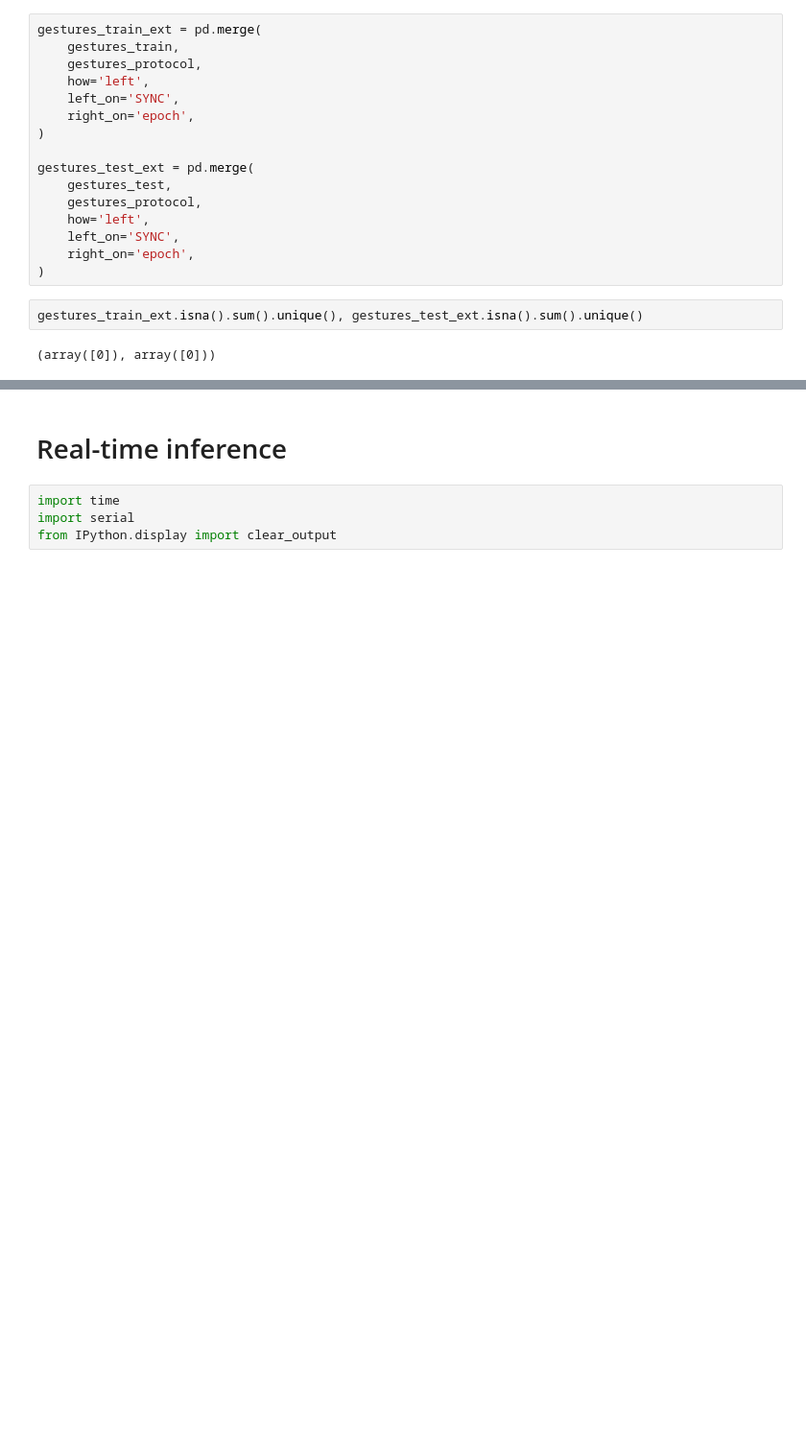
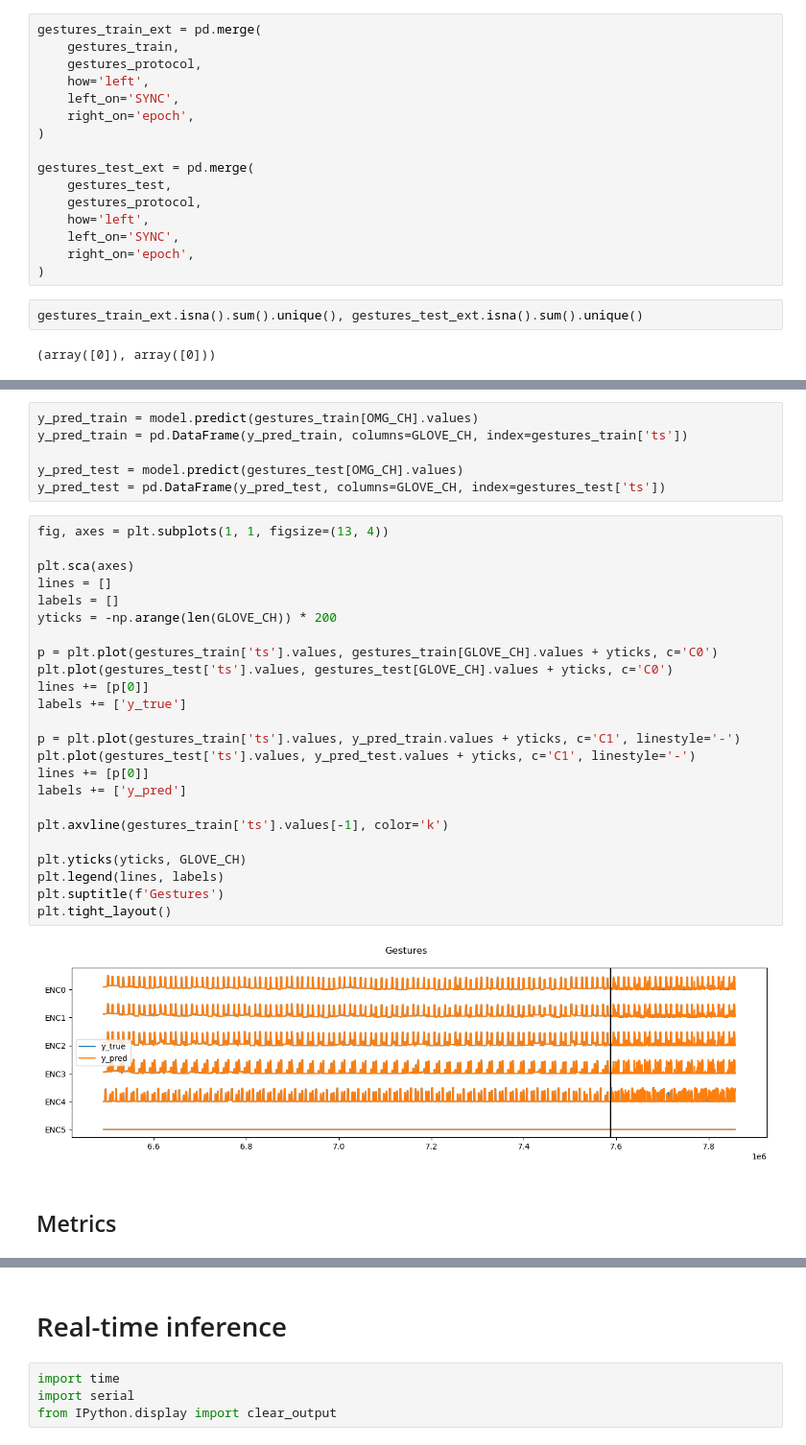
Before and after one commit to MaxBalashov/motorica-x-skillfactory-internship, a Jupyter notebook: Sprint 1/Read data and Inference.ipynb, the cells around one changed output, grey strips where cells are left out. Shown at 96% size. Drawn from its saved outputs; the diff is of its cells as text; blank space fills up the shorter version.

```diff
--- a/Sprint 1/Read data and Inference.ipynb
+++ b/Sprint 1/Read data and Inference.ipynb
@@ -158,0 +258,34 @@ plt.tight_layout()
+# %%
+y_pred_train = model.predict(gestures_train[OMG_CH].values)
+y_pred_train = pd.DataFrame(y_pred_train, columns=GLOVE_CH, index=gestures_train['ts'])
+
+y_pred_test = model.predict(gestures_test[OMG_CH].values)
+y_pred_test = pd.DataFrame(y_pred_test, columns=GLOVE_CH, index=gestures_test['ts'])
+# %%
+fig, axes = plt.subplots(1, 1, figsize=(13, 4))
+
+plt.sca(axes)
+lines = []
+labels = []
+yticks = -np.arange(len(GLOVE_CH)) * 200
+
+p = plt.plot(gestures_train['ts'].values, gestures_train[GLOVE_CH].values + yticks, c='C0')
+plt.plot(gestures_test['ts'].values, gestures_test[GLOVE_CH].values + yticks, c='C0')
+lines += [p[0]]
+labels += ['y_true']
+
+p = plt.plot(gestures_train['ts'].values, y_pred_train.values + yticks, c='C1', linestyle='-')
+plt.plot(gestures_test['ts'].values, y_pred_test.values + yticks, c='C1', linestyle='-')
+lines += [p[0]]
+labels += ['y_pred']
+
+plt.axvline(gestures_train['ts'].values[-1], color='k')
+
+plt.yticks(yticks, GLOVE_CH)
+plt.legend(lines, labels)
+plt.suptitle(f'Gestures')
+plt.tight_layout()
+# %% [output]
+[figure, added]
+# %% [markdown]
+## Metrics
```
Also changed, not shown: parts of 37 cells of this notebook, 3 other files.
